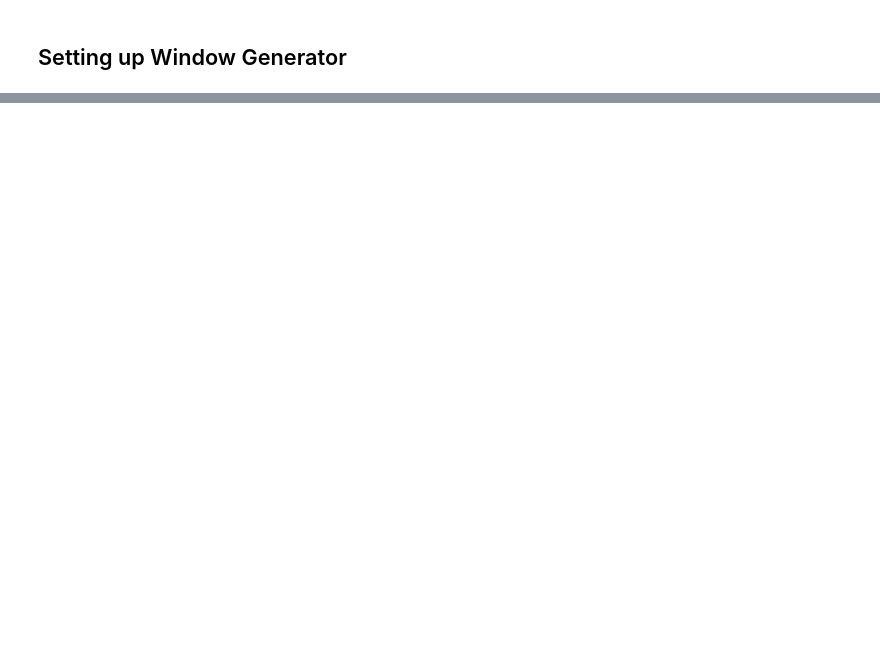
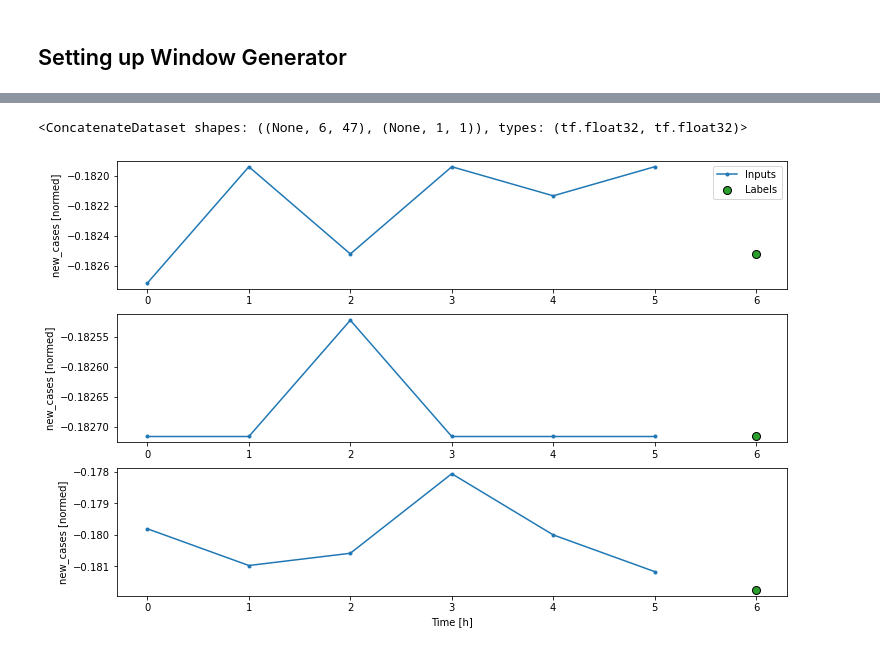
Before and after one commit to kcaruso4/ml_final_proj, a Jupyter notebook: ML_Final_Project_Model.ipynb, the cells around one changed output, grey strips where cells are left out. Cells and saved outputs as stored; diff of their text form; code cells hidden in the pictures; blank space fills up the shorter version.

```diff
--- a/ML_Final_Project_Model.ipynb
+++ b/ML_Final_Project_Model.ipynb
@@ -2,0 +13,11 @@
+# %%
+## downloading cvs of created data
+import pandas as pd
+
+train_df = pd.read_csv('train.csv', sep=',')
+val_df = pd.read_csv('dev.csv', sep=',')
+test_df = pd.read_csv('test.csv', sep=',')
+
+display(train_df)
+display(val_df)
+display(test_df)
@@ -47,19 +209,7 @@ NameError: name 'train_df' is not defined
-# %%
-## Splitting the window
-
-def split_window(self, features):
-    inputs = features[:, self.input_slice, :]
-    labels = features[:, self.labels_slice, :]
-    if self.label_columns is not None:
-        labels = tf.stack(
-            [labels[:, :, self.column_indices[name]] for name in self.label_columns],
-            axis=-1)
-
-    # Slicing doesn't preserve static shape information, so set the shapes
-    # manually. This way the `tf.data.Datasets` are easier to inspect.
-    inputs.set_shape([None, self.input_width, None])
-    labels.set_shape([None, self.label_width, None])
-
-    return inputs, labels
-
-WindowGenerator.split_window = split_window
+# %%
+w1 = WindowGenerator(input_width=6, label_width=1, shift=1, label_columns=['new_cases'])
+w1.plot()
+display(w1.train)
+# %% [output]
+<ConcatenateDataset shapes: ((None, 6, 47), (None, 1, 1)), types: (tf.float32, tf.float32)>
+[figure, added]
```
Also changed, not shown: parts of 4 cells of this notebook.
